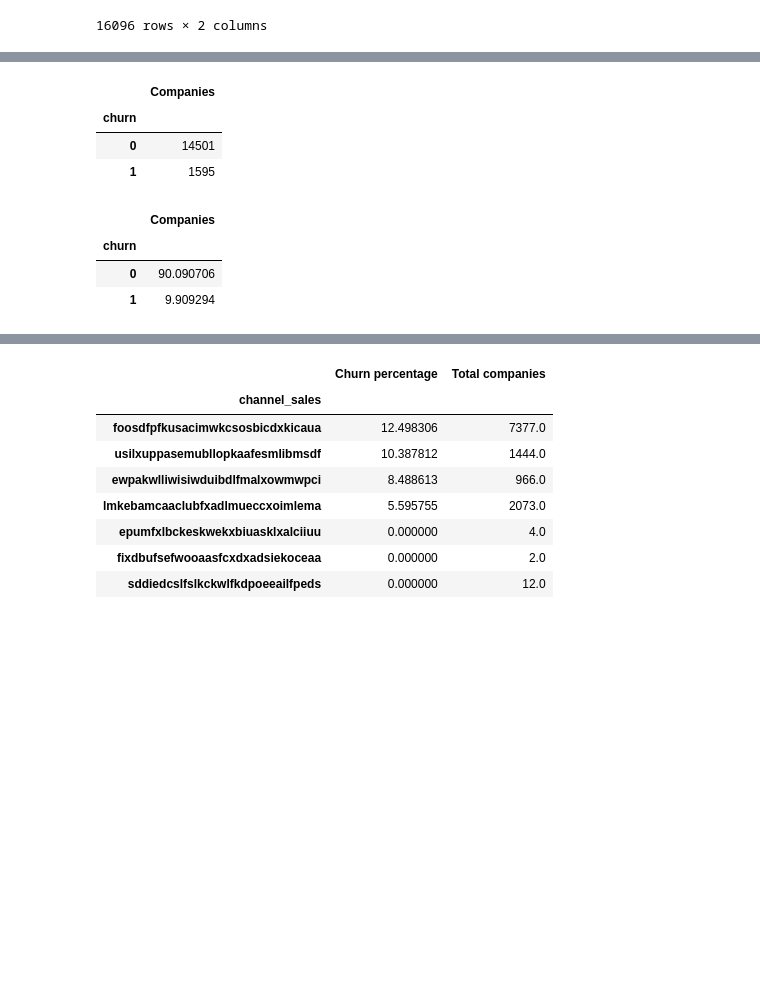
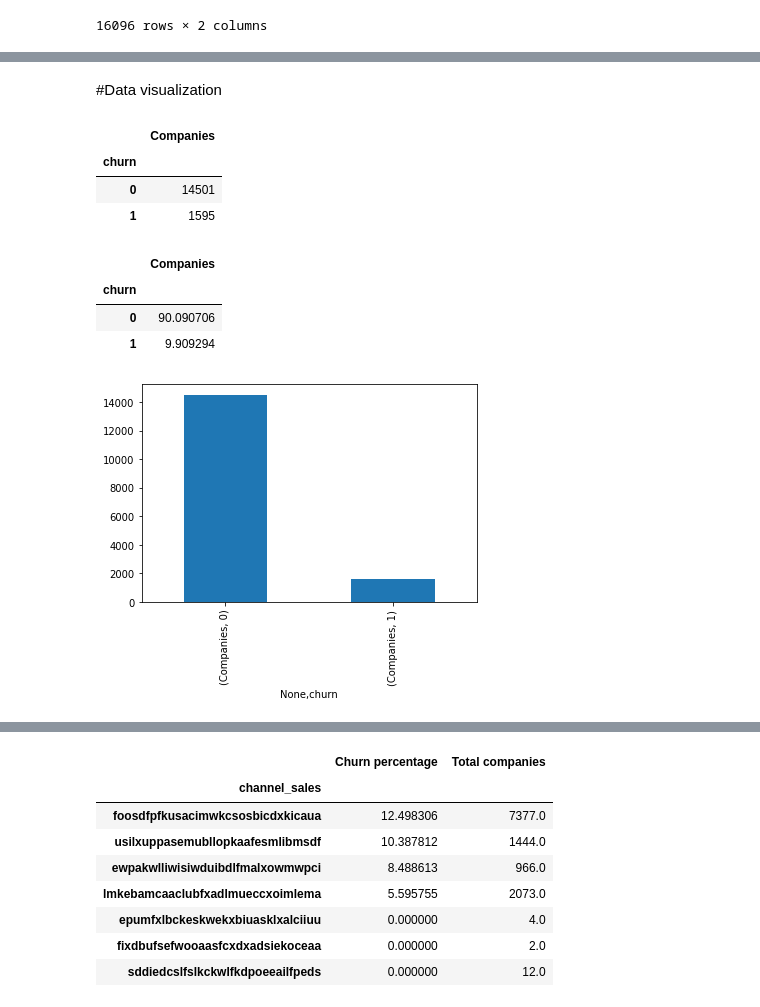
Before and after one commit to shrayanshyadav/DS_Q, a Jupyter notebook: BCG.ipynb, the cells around one changed output, grey strips where cells are left out. Saved outputs shown, nothing was run; the diff lists cells and outputs as text; code cells hidden in the pictures; blank space fills up the shorter version.

```diff
--- a/BCG.ipynb
+++ b/BCG.ipynb
@@ -193,2 +196,4 @@ IndentationError: ignored
+# %% [markdown]
+#Data visualization
 # %%
 churn_total = churn.groupby(churn["churn"]).count()
@@ -199,10 +203,3 @@ churn_total
 | churn |  |
 | 0 | 14501 |
 | 1 | 1595 |
-# %%
-churn_percentage
-# %% [output]
-|  | Companies |
-| churn |  |
-| 0 | 90.090706 |
-| 1 | 9.909294 |
@@ -213,0 +206,12 @@ activity = activity.groupby([activity["activity_new"],activity["churn"]])["id"].
+# %%
+churn_percentage = churn_total/churn_total.sum()*100
+churn_percentage
+# %% [output]
+|  | Companies |
+| churn |  |
+| 0 | 90.090706 |
+| 1 | 9.909294 |
+# %%
+df=churn.groupby(churn["churn"]).count().unstack().plot(kind='bar', stacked=True)
+# %% [output]
+[figure, added]
```
Also changed, not shown: parts of 67 cells of this notebook.
